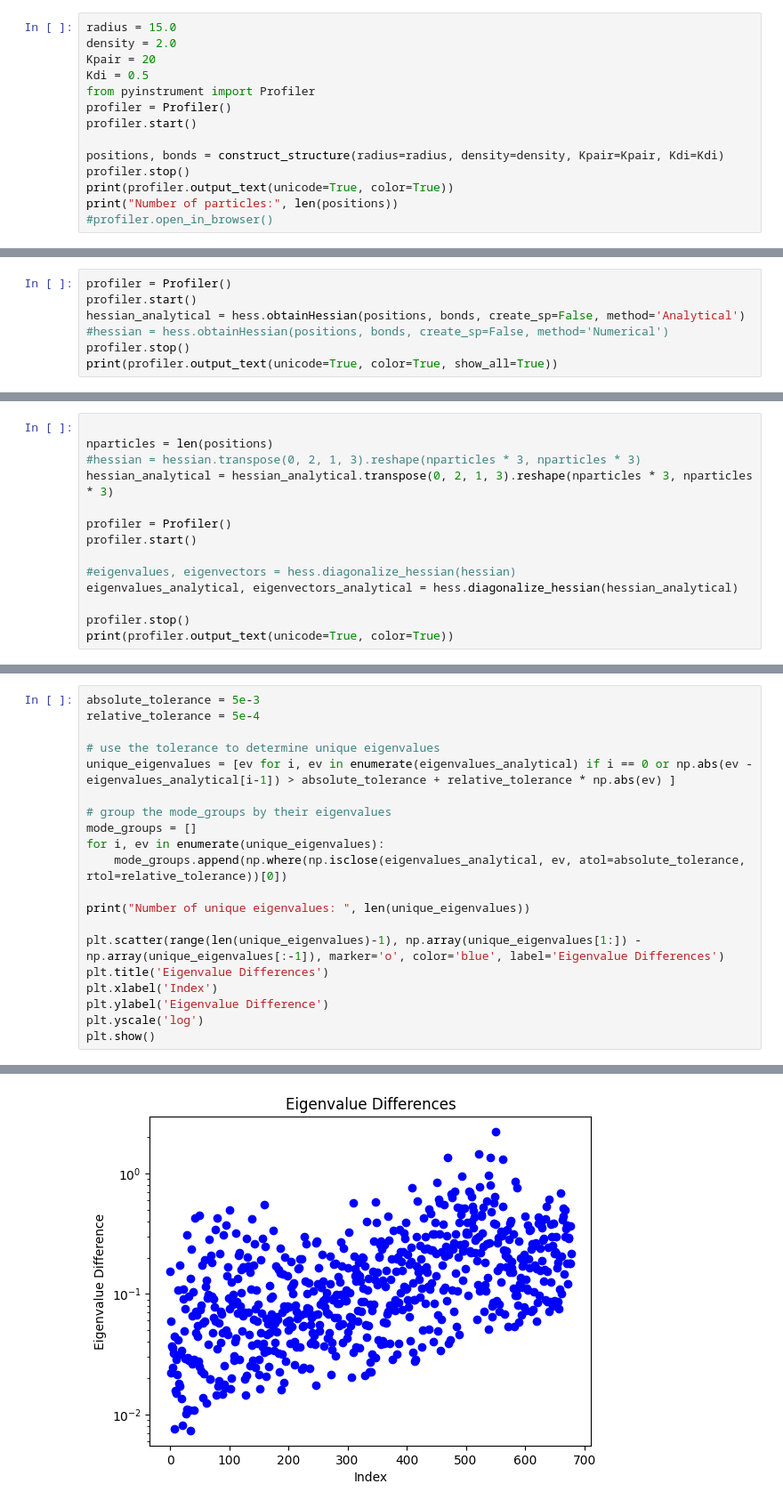
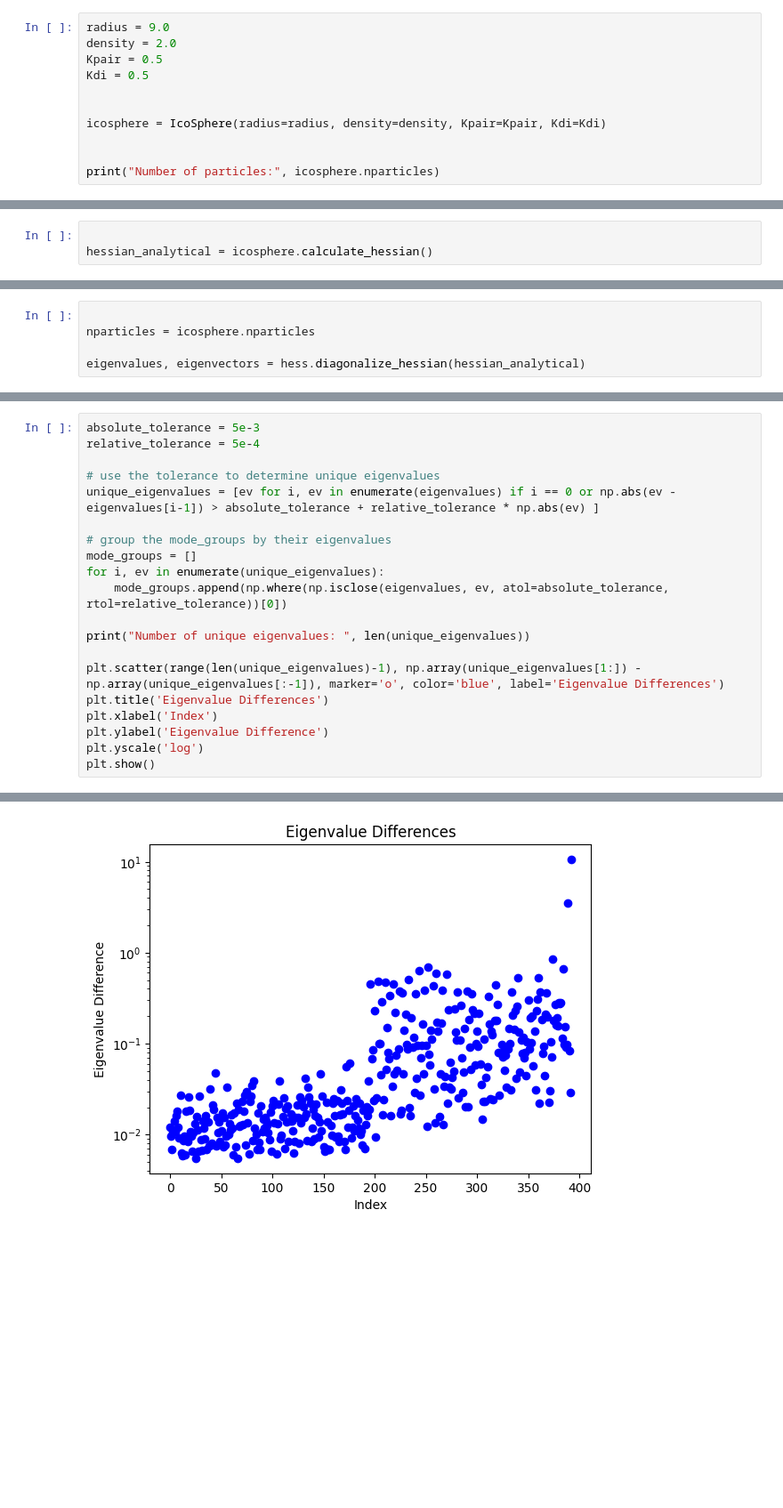
Before and after one commit to JJkrokoder/hydrodynamic_int, a Jupyter notebook: examples/icosphere_diag/ICO_modes.ipynb, the cells around one changed output, grey strips where cells are left out. Shown at 89% size. Drawn from its saved outputs; the diff is of its cells as text; blank space fills up the shorter version.

```diff
--- a/examples/icosphere_diag/ICO_modes.ipynb
+++ b/examples/icosphere_diag/ICO_modes.ipynb
@@ -36,15 +9,12 @@ pv.set_jupyter_backend('html')
 # %%
-radius = 15.0
+radius = 9.0
 density = 2.0
-Kpair = 20
+Kpair = 0.5
 Kdi = 0.5
-from pyinstrument import Profiler
-profiler = Profiler()
-profiler.start()
 
-positions, bonds = construct_structure(radius=radius, density=density, Kpair=Kpair, Kdi=Kdi)
-profiler.stop()
-print(profiler.output_text(unicode=True, color=True))
-print("Number of particles:", len(positions))
-#profiler.open_in_browser()
+
+icosphere = IcoSphere(radius=radius, density=density, Kpair=Kpair, Kdi=Kdi)
+
+
+print("Number of particles:", icosphere.nparticles)
 # %% [output]
@@ -85,8 +39,4 @@ Number of particles: 5762
 # %%
-profiler = Profiler()
-profiler.start()
-hessian_analytical = hess.obtainHessian(positions, bonds, create_sp=False, method='Analytical')
-#hessian = hess.obtainHessian(positions, bonds, create_sp=False, method='Numerical')
-profiler.stop()
-print(profiler.output_text(unicode=True, color=True, show_all=True))
+
+hessian_analytical = icosphere.calculate_hessian()
 # %% [output]
@@ -144,15 +79,6 @@ print("Symmetry of Hessian matrix:", symmetry_err)
 Symmetry of Hessian matrix: True
 # %%
 
-nparticles = len(positions)
-#hessian = hessian.transpose(0, 2, 1, 3).reshape(nparticles * 3, nparticles * 3)
-hessian_analytical = hessian_analytical.transpose(0, 2, 1, 3).reshape(nparticles * 3, nparticles * 3)
+nparticles = icosphere.nparticles
 
-profiler = Profiler()
-profiler.start()
-
-#eigenvalues, eigenvectors = hess.diagonalize_hessian(hessian)
-eigenvalues_analytical, eigenvectors_analytical = hess.diagonalize_hessian(hessian_analytical)
-
-profiler.stop()
-print(profiler.output_text(unicode=True, color=True))
+eigenvalues, eigenvectors = hess.diagonalize_hessian(hessian_analytical)
@@ -181,12 +105,12 @@ absolute_tolerance = 5e-3
 relative_tolerance = 5e-4
 
 # use the tolerance to determine unique eigenvalues
-unique_eigenvalues = [ev for i, ev in enumerate(eigenvalues_analytical) if i == 0 or np.abs(ev - eigenvalues_analytical[i-1]) > absolute_tolerance + relative_tolerance * np.abs(ev) ]
+unique_eigenvalues = [ev for i, ev in enumerate(eigenvalues) if i == 0 or np.abs(ev - eigenvalues[i-1]) > absolute_tolerance + relative_tolerance * np.abs(ev) ]
 
 # group the mode_groups by their eigenvalues
 mode_groups = []
 for i, ev in enumerate(unique_eigenvalues):
-    mode_groups.append(np.where(np.isclose(eigenvalues_analytical, ev, atol=absolute_tolerance, rtol=relative_tolerance))[0])
+    mode_groups.append(np.where(np.isclose(eigenvalues, ev, atol=absolute_tolerance, rtol=relative_tolerance))[0])
 
 print("Number of unique eigenvalues: ", len(unique_eigenvalues))
 
@@ -201,4 +125,4 @@ Number of unique eigenvalues:  680
-[figure, old version]
+[figure, new version]
 # %%
 def plot_eigenvalues(ax, eigenvalues: np.ndarray, title : str =None):
     """
```
Also changed, not shown: parts of 9 cells of this notebook, 5 other files.
